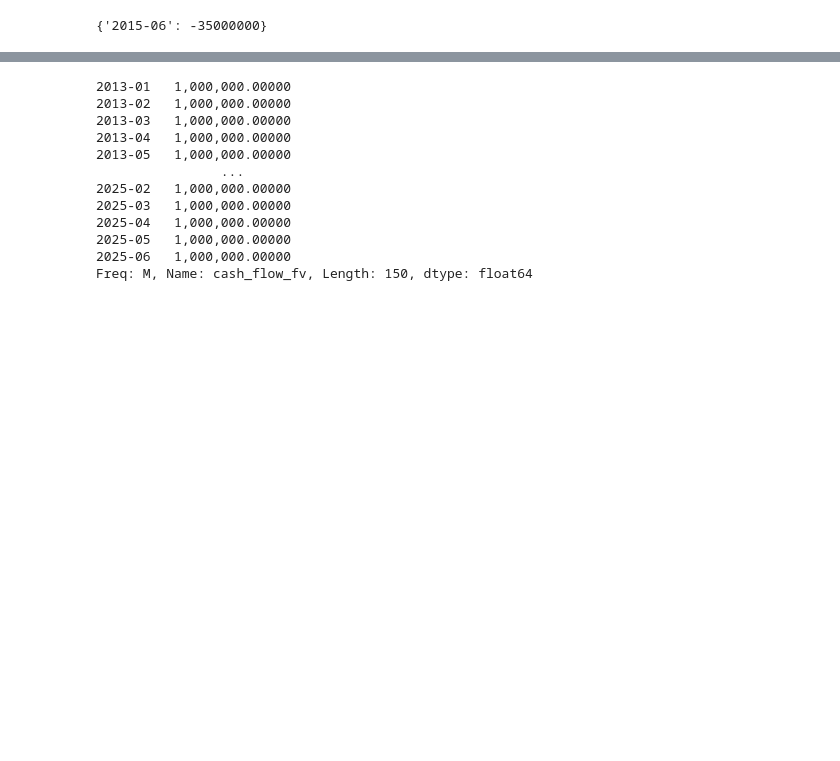
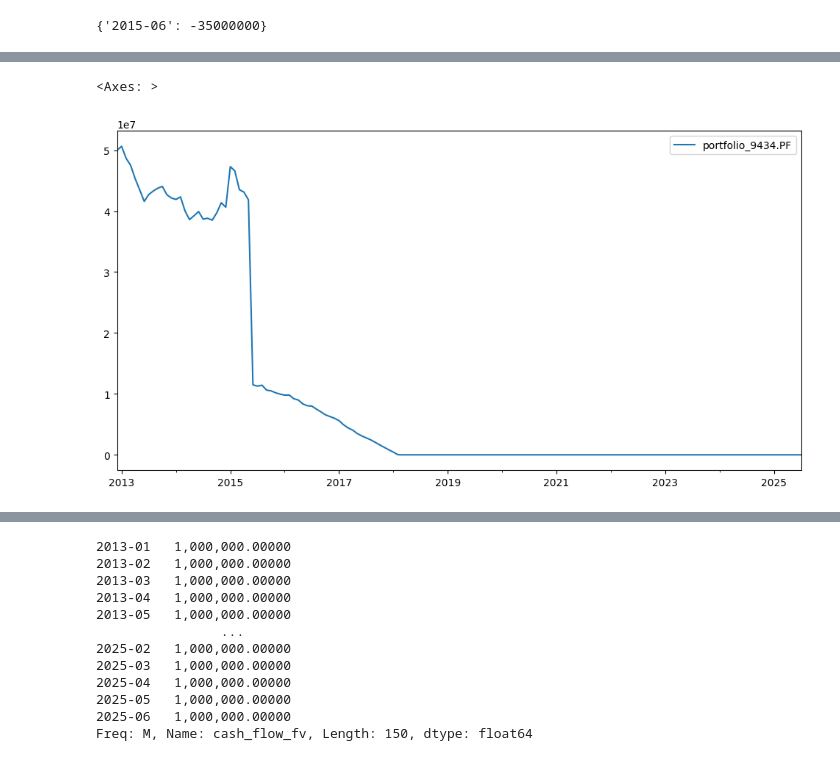
Before and after one commit to mbk-dev/okama, a Jupyter notebook: main_notebook.ipynb, the cells around one changed output, grey strips where cells are left out. Saved outputs shown, nothing was run; the diff lists cells and outputs as text; code cells hidden in the pictures; blank space fills up the shorter version.

```diff
--- a/main_notebook.ipynb
+++ b/main_notebook.ipynb
@@ -38,7 +35,7 @@ pf = ok.Portfolio(
     ccy="RUB",
     weights=weights,
     first_date='2013-01',
-    inflation=True,
+    inflation=False,
     # symbol="retirement_pf.PF",
     rebalancing_strategy=ok.Rebalance(period="year"),
 )
@@ -99,0 +95,3 @@ pf.dcf.wealth_index_fv.tail()
+# %%
+wi = pf.dcf.wealth_index(discounting="pv", include_negative_values=False)
+wi
@@ -100 +112,6 @@ pf.dcf.wealth_index_fv.tail()
+# %%
+wi.plot()
+# %% [output]
+<Axes: >
+[figure, added]
 # %%
```
Also changed, not shown: parts of 8 cells of this notebook, 2 other files.
